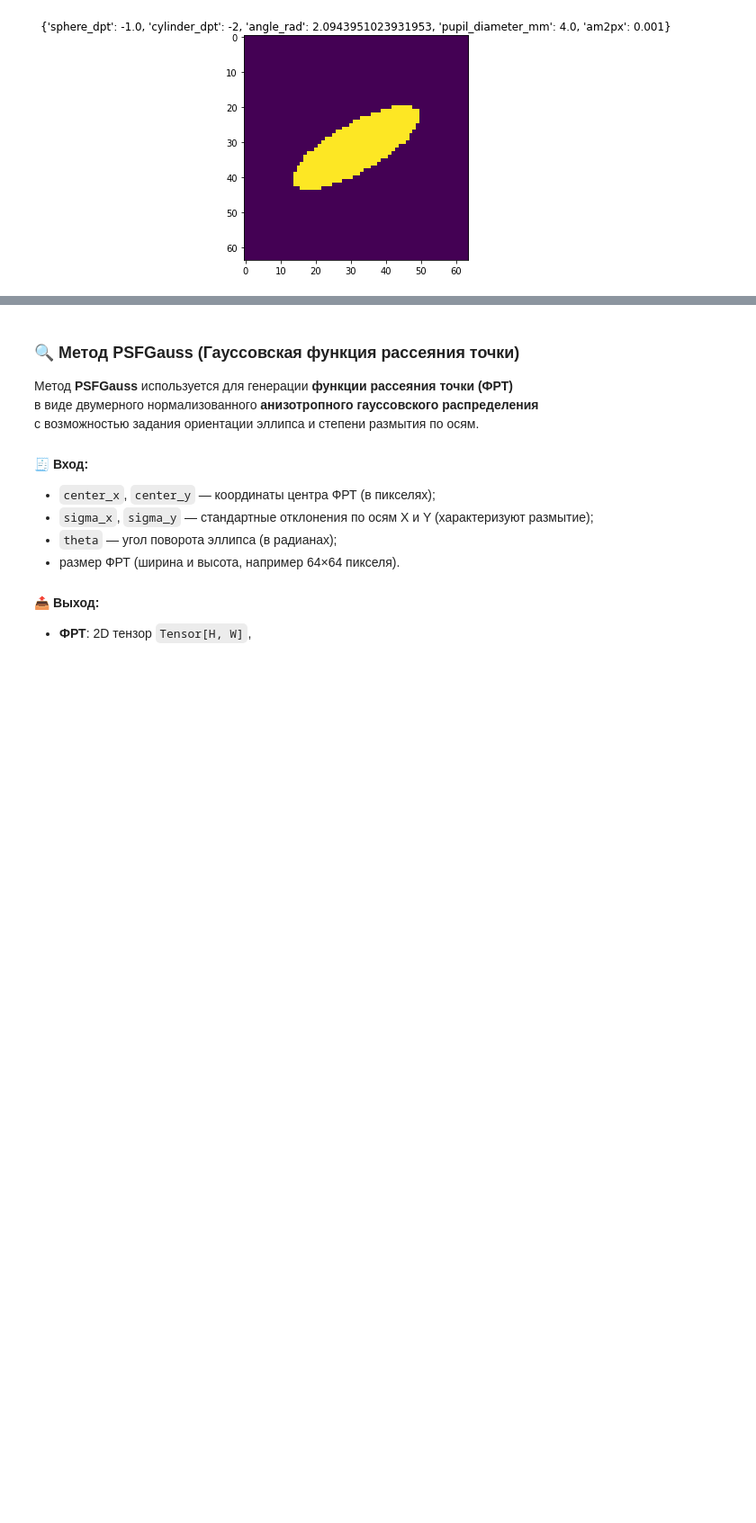
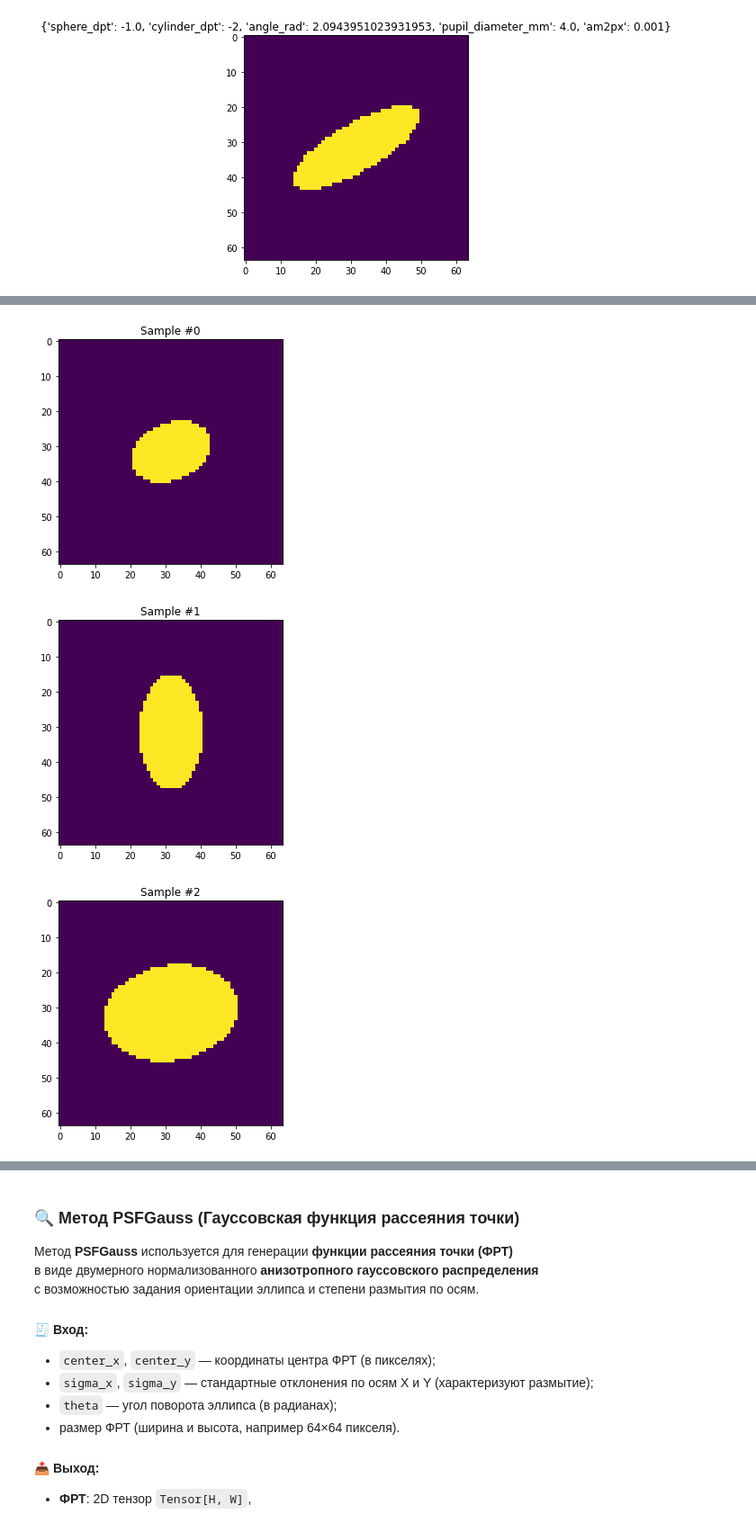
Before and after one commit to pyolimp/pyolimp, a Jupyter notebook: docs/source/notebooks/simulate.ipynb, the cells around one changed output, grey strips where cells are left out. Shown at 90% size. Saved outputs shown, nothing was run; the diff lists cells and outputs as text; code cells hidden in the pictures; blank space fills up the shorter version.

Commit message:
ADD: add sampler examples

```diff
--- a/docs/source/notebooks/simulate.ipynb
+++ b/docs/source/notebooks/simulate.ipynb
@@ -74,0 +103,25 @@ show_one(PSFSCA(64, 64)(**params3), f"{params3}")
+# %%
+from olimp.precompensation.nn.dataset.psf_sca import PSFSCADataset
+
+dataset = PSFSCADataset(
+    width=64,
+    height=64,
+    sphere_dpt={"name": "uniform", "a": -2.0, "b": 0.0},       # uniform в диапазоне [-2, 0]
+    cylinder_dpt={"name": "uniform", "a": -2.0, "b": 2.0},     # то, что у вас уже было
+    angle_deg={"name": "uniform", "a": 0.0,   "b": 180.0},     # то, что у вас уже было
+    pupil_diameter_mm={"name": "uniform", "a": 3.0, "b": 5.0}, # uniform, например, от 3 до 5 мм
+    am2px=0.001,
+    seed=42,
+    size=100
+)
+
+# 2) Берём первые N=5 через прямой доступ
+for idx in range(5):
+    psf = dataset[idx]       # Tensor shape (1, H, W)
+    # Можно вывести параметры, которые были заэмплированы:
+    # Но поскольку create_distribution не хранит историю, параметры в title укажем схематично.
+    show_one(psf[0], title=f"Sample #{idx}")
+# %% [output]
+[figure, added]
+[figure, added]
+[figure, added]
```
Also changed, not shown: parts of 7 cells of this notebook.
